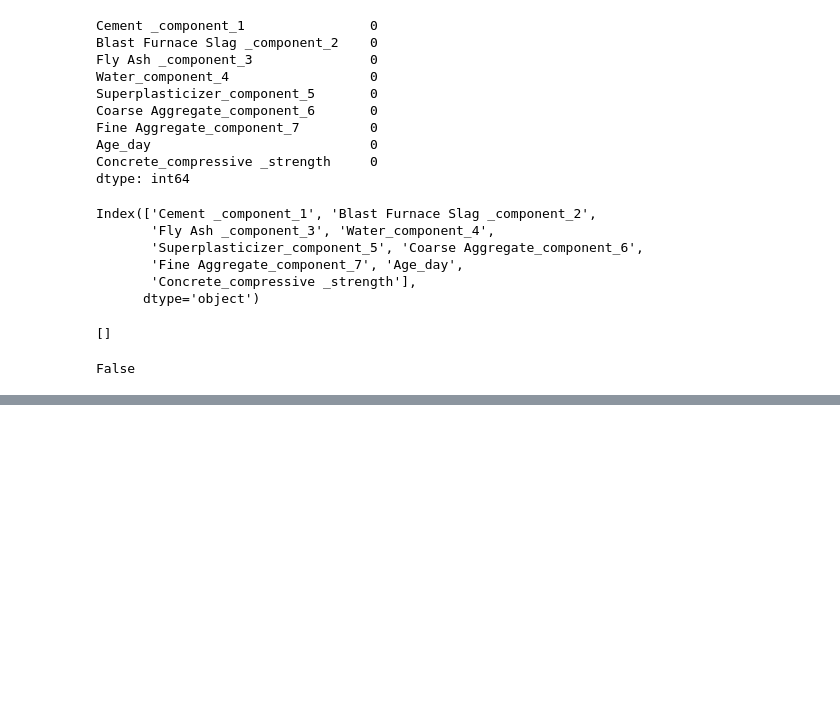
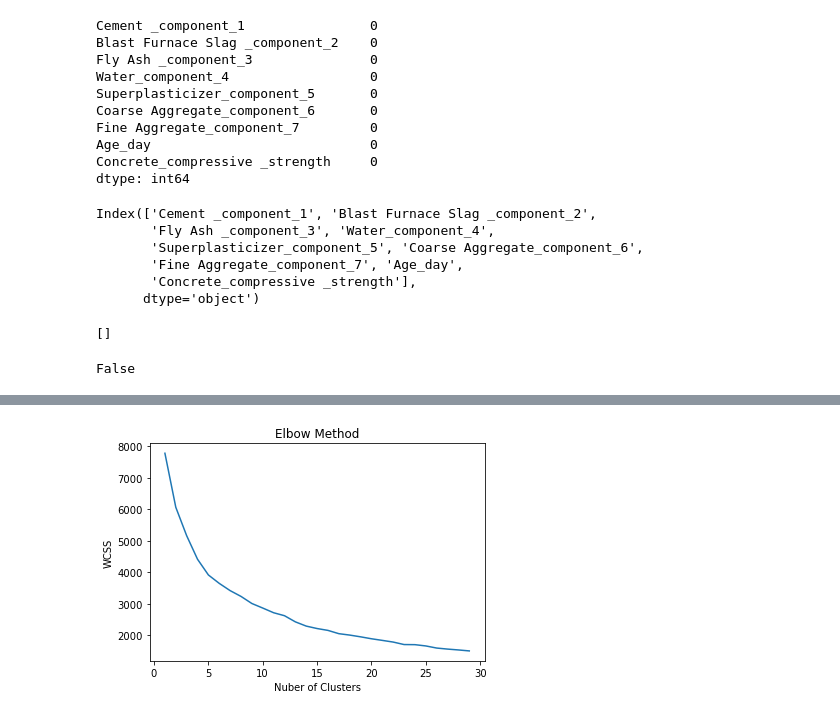
Before and after one commit to ghimanshu98/CementStrengthPredicition, a Jupyter notebook: temp.ipynb, the cells around one changed output, grey strips where cells are left out. Cells and saved outputs as stored; diff of their text form; code cells hidden in the pictures; blank space fills up the shorter version.

```diff
--- a/temp.ipynb
+++ b/temp.ipynb
@@ -391,0 +448,4 @@ train_data_loader_obj = Training_data_loader()
+# %%
+pred = cluster_obj.kmeans(X_scaled)
+# %% [output]
+[figure, added]
```
Also changed, not shown: parts of 37 cells of this notebook, 12 other files.
